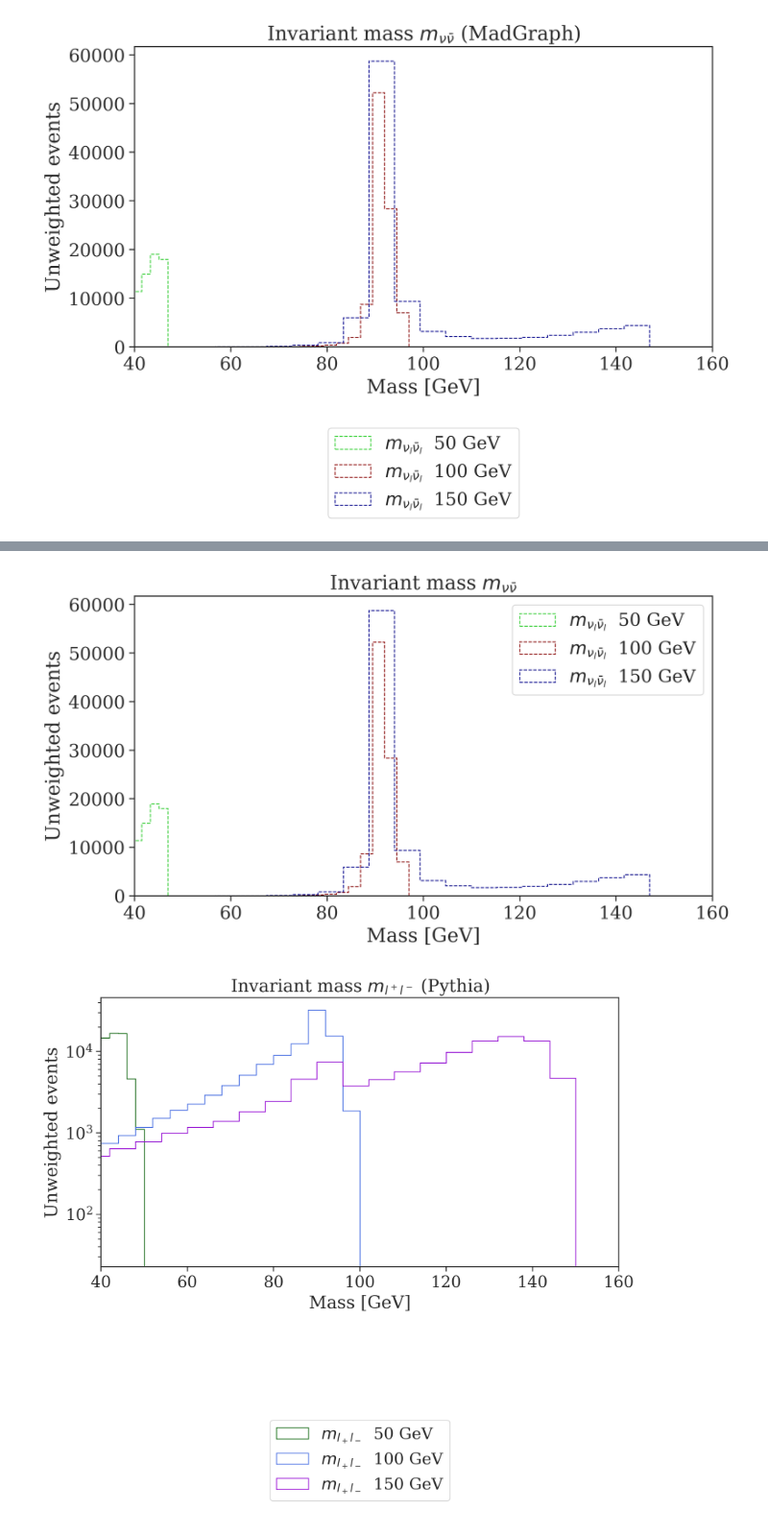
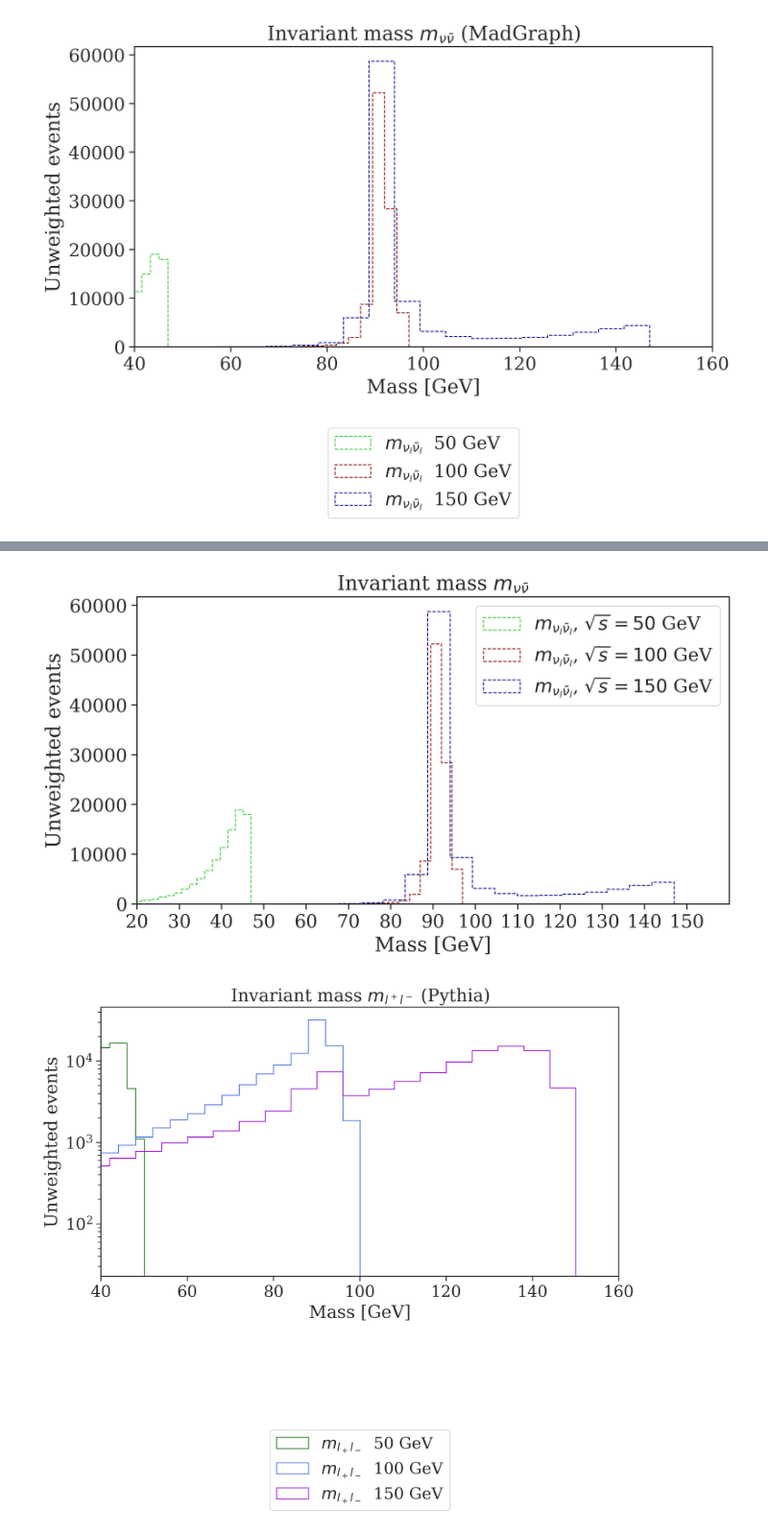
Before and after one commit to viniciusrocca/simulationsSM, a Jupyter notebook: epem2lplm/Zsearch.ipynb, the cells around one changed output, grey strips where cells are left out. Shown at 96% size. Drawn from its saved outputs; the diff is of its cells as text; code cells hidden in the pictures.

```diff
--- a/epem2lplm/Zsearch.ipynb
+++ b/epem2lplm/Zsearch.ipynb
@@ -327,25 +353,26 @@ plt.show()
 # %%
 fig = plt.figure(figsize = [9.2,4.9], dpi = 300)
 
 
-plt.hist(mnuBarnu_50[12] + mnuBarnu_50[14] + m_nuBarnu_50[16], bins = 25, histtype = 'step', ls = '--',  color = 'limegreen',label =r'$m_{\nu_l\bar{\nu}_l}$  50 GeV ')
-plt.hist(mnuBarnu_100[12] + mnuBarnu_100[14] + m_nuBarnu_100[16], bins = 25, histtype = 'step', ls = '--', color = 'darkred',label =r'$m_{\nu_l\bar{\nu}_l}$  100 GeV ')
-plt.hist(mnuBarnu_150[12] + mnuBarnu_150[14] + m_nuBarnu_150[16], bins = 25, histtype = 'step',  ls = '--',color = 'darkblue',label =r'$m_{\nu_l\bar{\nu}_l}$  150 GeV ')
+plt.hist(mnuBarnu_50[12] + mnuBarnu_50[14] + mnuBarnu_50[16], bins = 25, histtype = 'step', ls = '--',  color = 'limegreen',label =r'$m_{\nu_l\bar{\nu}_l}$, $\sqrt{s} =  50$ GeV ')
+plt.hist(mnuBarnu_100[12] + mnuBarnu_100[14] + mnuBarnu_100[16], bins = 25, histtype = 'step', ls = '--', color = 'darkred',label =r'$m_{\nu_l\bar{\nu}_l}$, $\sqrt{s} =  100$ GeV ')
+plt.hist(mnuBarnu_150[12] + mnuBarnu_150[14] + mnuBarnu_150[16], bins = 25, histtype = 'step',  ls = '--',color = 'darkblue',label =r'$m_{\nu_l\bar{\nu}_l}$, $\sqrt{s} =  150$ GeV ')
 
 
 
 plt.xlabel(r'Mass [GeV]')
 plt.title(r'Invariant mass $m_{\nu\bar{\nu}}$ ')
 plt.ylabel(r'Unweighted events')
-plt.xlim([40,160])
+plt.xlim([20,160])
+plt.xticks(np.arange(20,160,10))
 #plt.legend(bbox_to_anchor=(0.5, -0.9), loc='lower center')
 plt.legend()
 
 
 plt.savefig('Invariant_mass_nubarnu.pdf', dpi = 300)
 plt.show()
 # %% [output]
-[figure, old version]
+[figure, new version]
 # %%
 fig = plt.figure(figsize = [9.2,4.9], dpi = 300)
 
```
Also changed, not shown: parts of 4 cells of this notebook.
